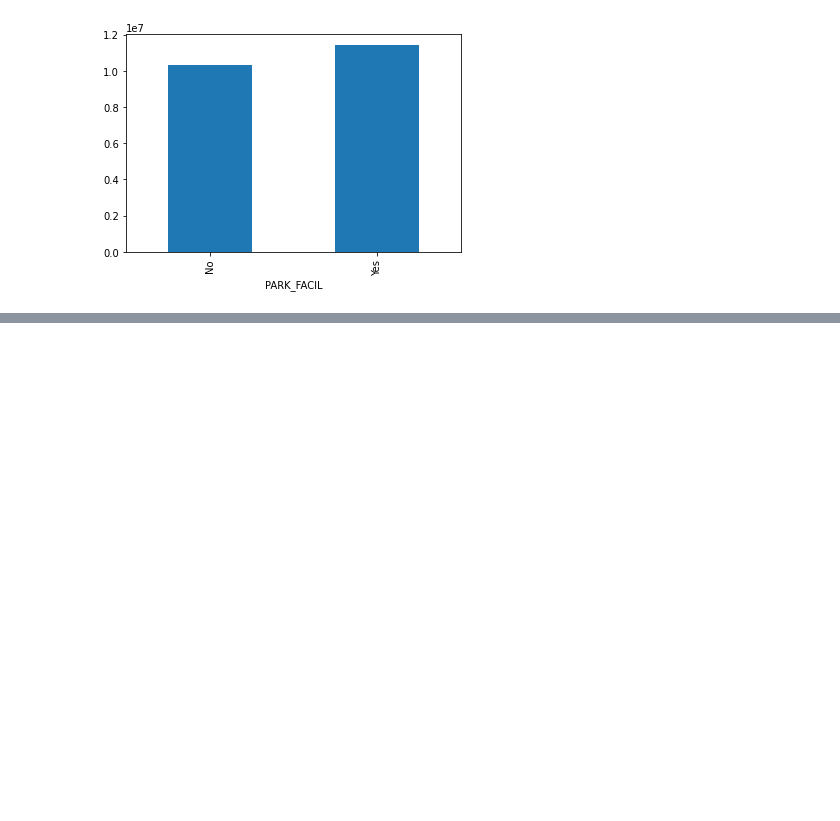
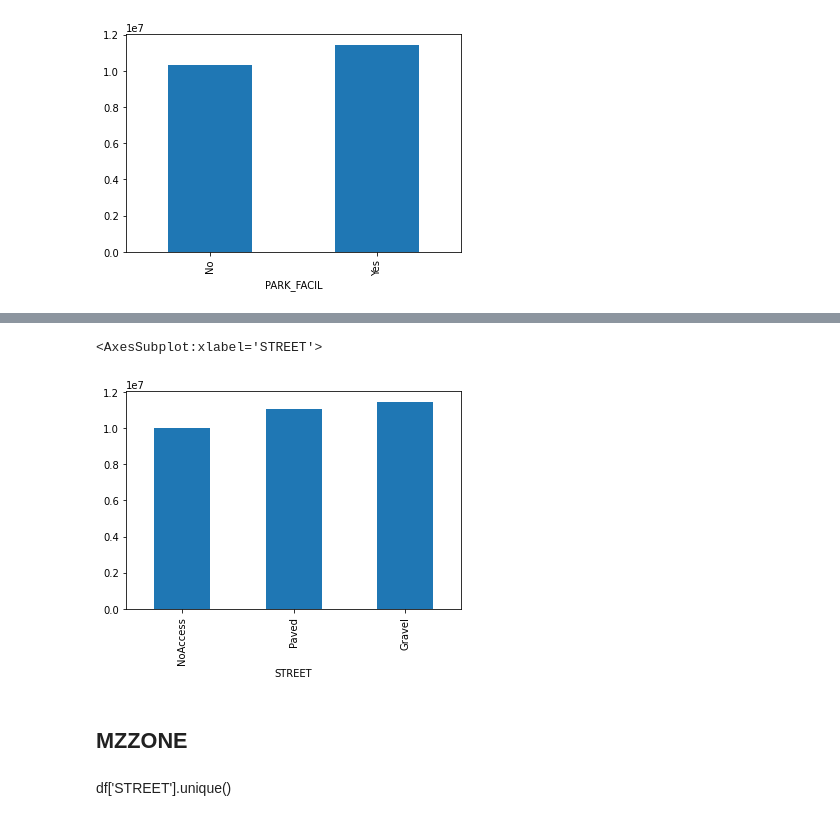
Before and after one commit to Harish-aditya/House-price-prediction, a Jupyter notebook: House price prediction.ipynb, the cells around one changed output, grey strips where cells are left out. Cells and saved outputs as stored; diff of their text form; code cells hidden in the pictures; blank space fills up the shorter version.

```diff
--- a/House price prediction.ipynb
+++ b/House price prediction.ipynb
@@ -195,0 +254,9 @@ df.groupby('PARK_FACIL')['SALES_PRICE'].mean().sort_values(ascending=True).plot.
+# %%
+df.groupby('STREET')['SALES_PRICE'].mean().sort_values(ascending=True).plot.bar()
+# %% [output]
+<AxesSubplot:xlabel='STREET'>
+[figure, added]
+# %% [markdown]
+## MZZONE
+# %% [markdown]
+df['STREET'].unique()
```
Also changed, not shown: parts of 19 cells of this notebook.
